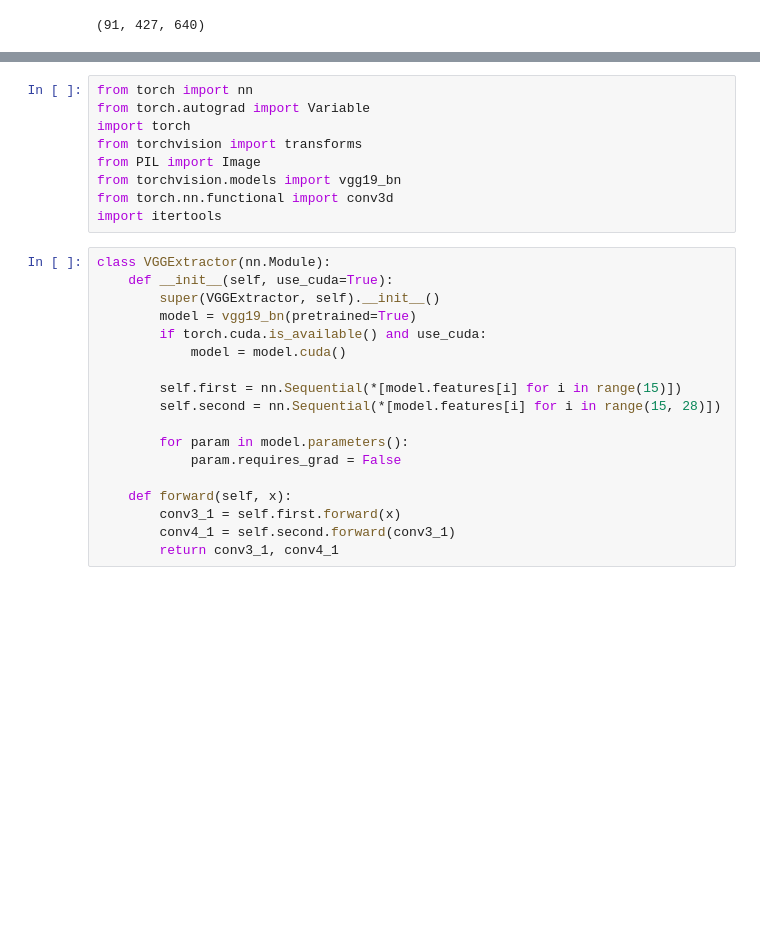
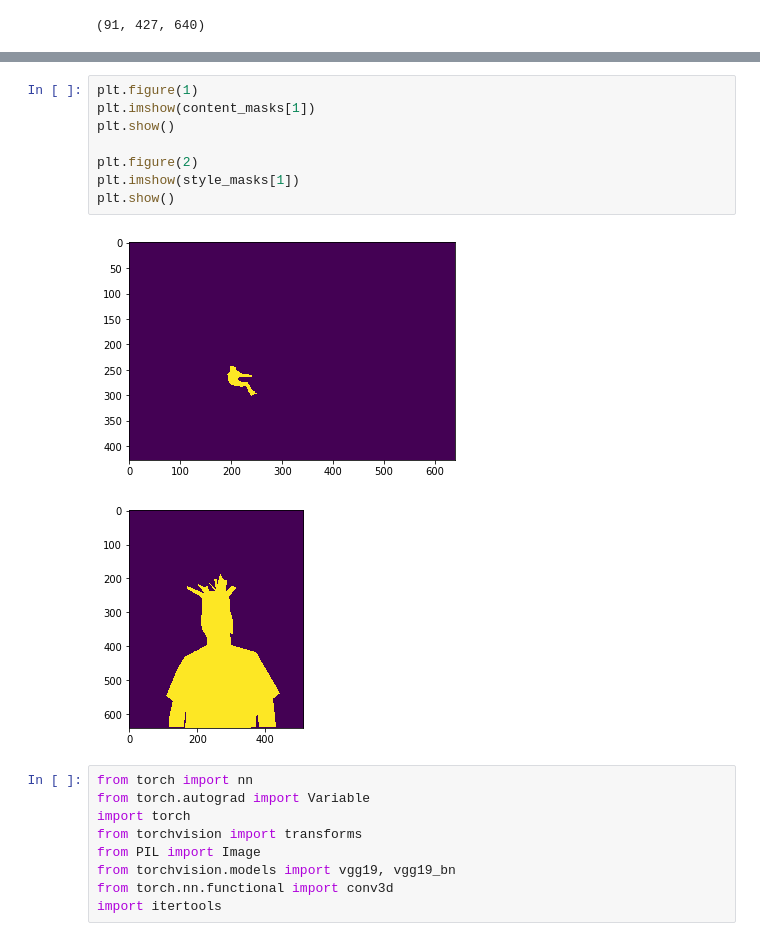
Before and after one commit to Beanin/object-to-object-style-transfer, a Jupyter notebook: transfer.ipynb, the cells around one changed output, grey strips where cells are left out. Cells and saved outputs as stored; diff of their text form; blank space fills up the shorter version.

```diff
--- a/transfer.ipynb
+++ b/transfer.ipynb
@@ -68,27 +94,20 @@ labels[0].shape
+# %%
+plt.figure(1)
+plt.imshow(content_masks[1])
+plt.show()
+
+plt.figure(2)
+plt.imshow(style_masks[1])
+plt.show()
+# %% [output]
+[figure, added]
+[figure, added]
 # %%
 from torch import nn
 from torch.autograd import Variable
 import torch
 from torchvision import transforms
 from PIL import Image
-from torchvision.models import vgg19_bn
+from torchvision.models import vgg19, vgg19_bn
 from torch.nn.functional import conv3d
 import itertools
-# %%
-class VGGExtractor(nn.Module):
-    def __init__(self, use_cuda=True):
-        super(VGGExtractor, self).__init__()
-        model = vgg19_bn(pretrained=True)
-        if torch.cuda.is_available() and use_cuda:
-            model = model.cuda()
-
-        self.first = nn.Sequential(*[model.features[i] for i in range(15)])
-        self.second = nn.Sequential(*[model.features[i] for i in range(15, 28)])
-
-        for param in model.parameters():
-            param.requires_grad = False
-
-    def forward(self, x):
-        conv3_1 = self.first.forward(x)
-        conv4_1 = self.second.forward(conv3_1)
-        return conv3_1, conv4_1
```
Also changed, not shown: parts of 27 cells of this notebook.
